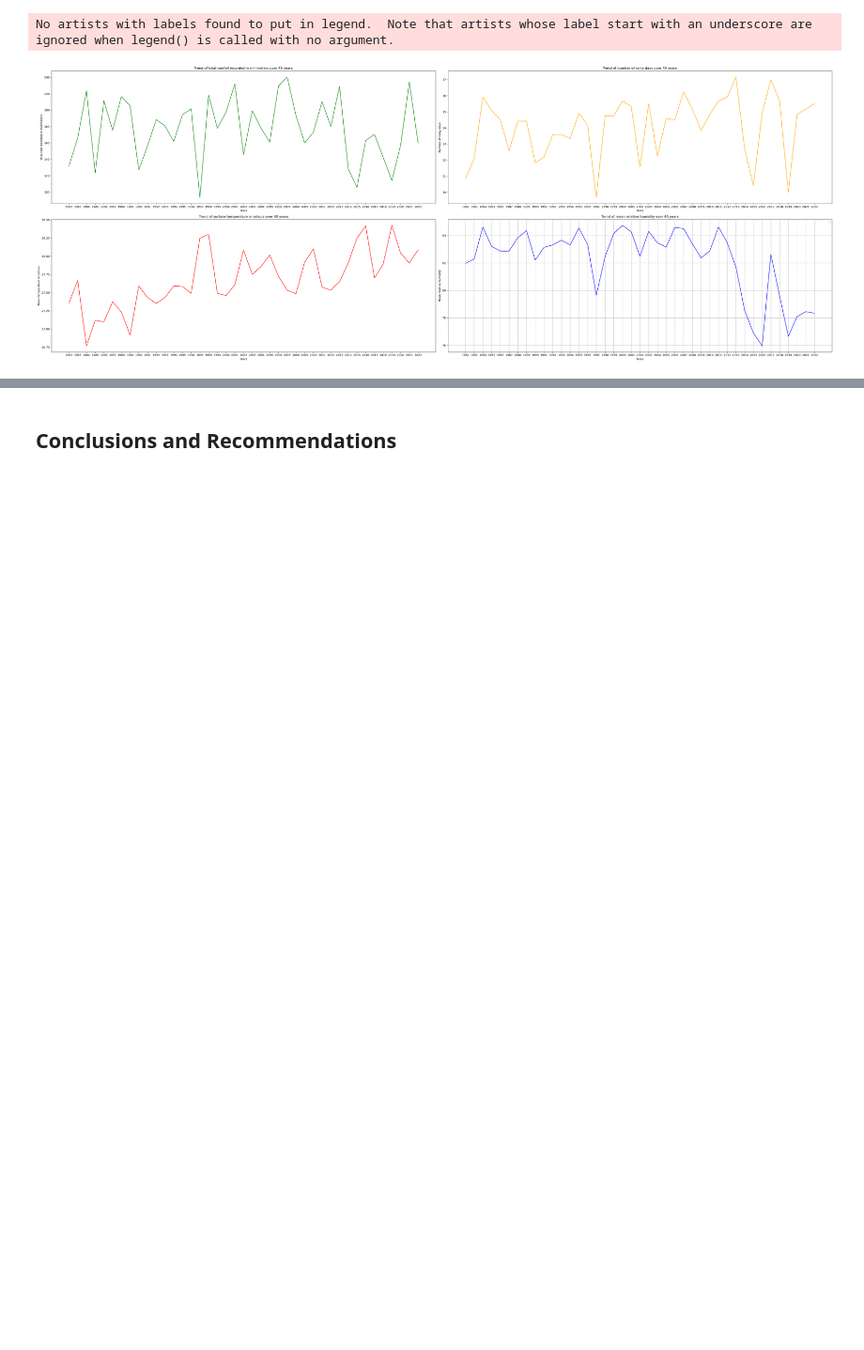
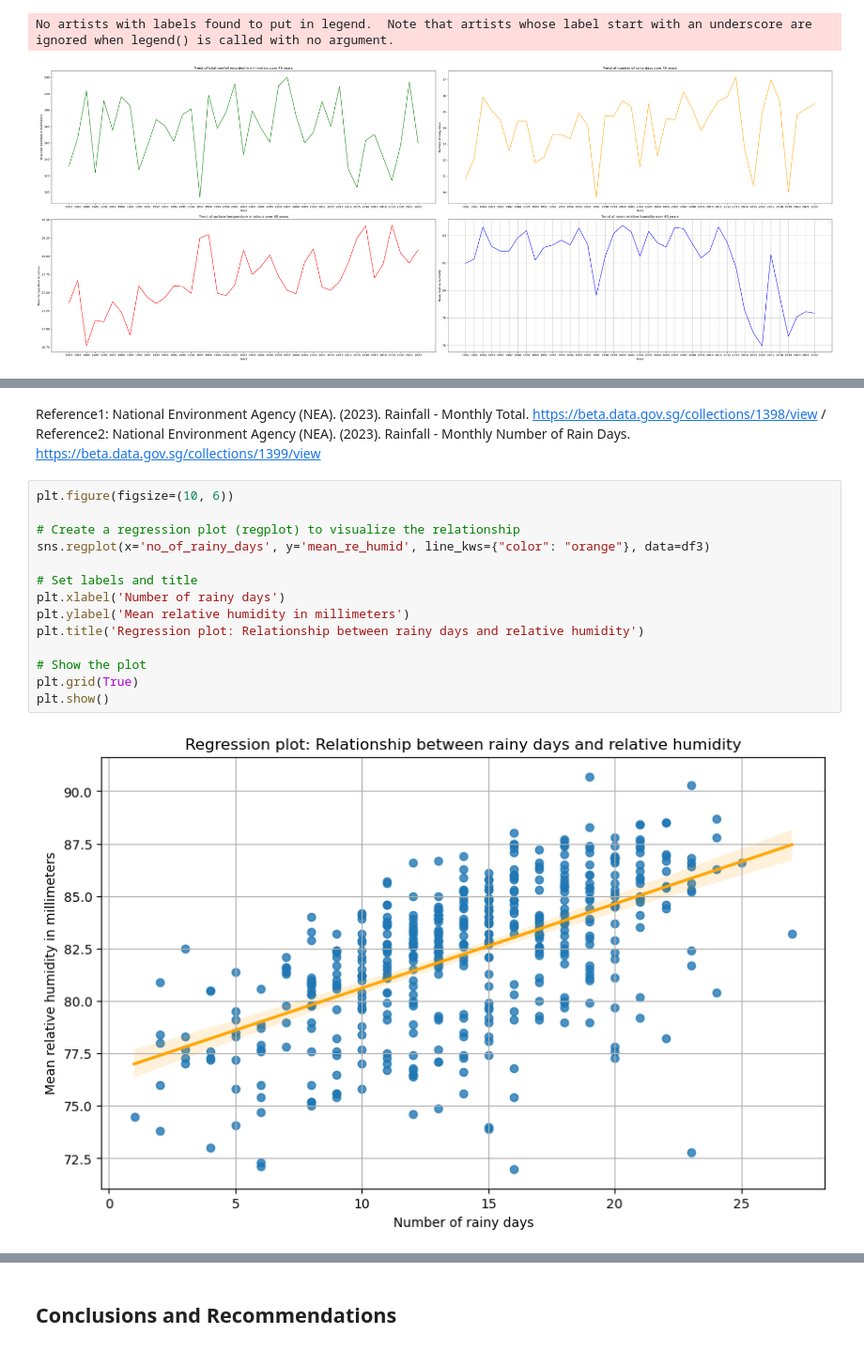
Before and after one commit to Chonnathai/Project1, a Jupyter notebook: code/starter-code.ipynb, the cells around one changed output, grey strips where cells are left out. Shown at 94% size. Cells and saved outputs as stored; diff of their text form; blank space fills up the shorter version.

```diff
--- a/code/starter-code.ipynb
+++ b/code/starter-code.ipynb
@@ -675,0 +692,18 @@ No artists with labels found to put in legend.  Note that artists whose label st
+# %% [markdown]
+Reference1: National Environment Agency (NEA). (2023). Rainfall - Monthly Total. https://beta.data.gov.sg/collections/1398/view / Reference2: National Environment Agency (NEA). (2023). Rainfall - Monthly Number of Rain Days. https://beta.data.gov.sg/collections/1399/view
+# %%
+plt.figure(figsize=(10, 6))
+
+# Create a regression plot (regplot) to visualize the relationship
+sns.regplot(x='no_of_rainy_days', y='mean_re_humid', line_kws={"color": "orange"}, data=df3)
+
+# Set labels and title
+plt.xlabel('Number of rainy days')
+plt.ylabel('Mean relative humidity in millimeters')
+plt.title('Regression plot: Relationship between rainy days and relative humidity')
+
+# Show the plot
+plt.grid(True)
+plt.show()
+# %% [output]
+[figure, added]
```
Also changed, not shown: parts of 14 cells of this notebook, 2 other files.
